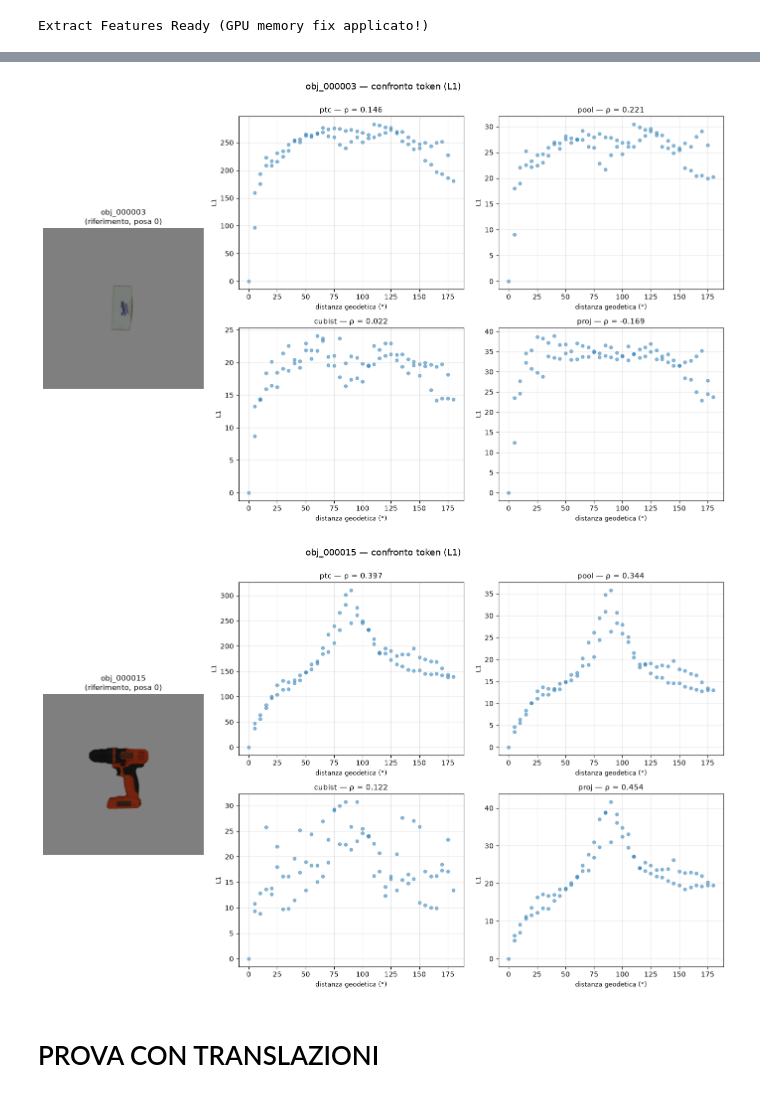
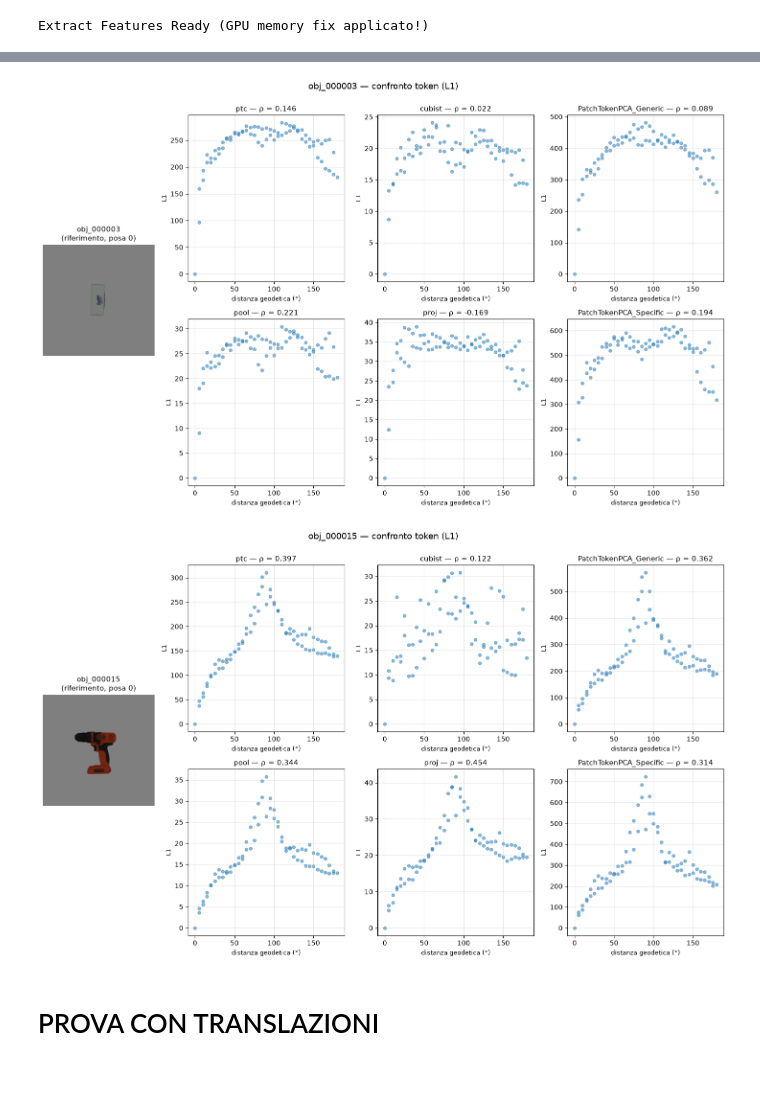
Before and after one commit to Saiukk/PoseJEPA, a Jupyter notebook: Script/Notebook/Descriptor.ipynb, the cells around one changed output, grey strips where cells are left out. Cells and saved outputs as stored; diff of their text form; code cells hidden in the pictures.

```diff
--- a/Script/Notebook/Descriptor.ipynb
+++ b/Script/Notebook/Descriptor.ipynb
@@ -113,6 +113,9 @@ def extract_features2(img, layers=[-1], token="pool", grid=2,
 
         if token == "cls":
             v = h[0]
+
+        elif token == "PatchToken":
+            v = h[1:]
 
         elif token == "ptc":
             v = h[1:].flatten()
@@ -273,14 +428,15 @@ print("extract_features2 esteso: ora accetta anche token='cubist' (stessa firma
 # %%
 import pandas as pd
+import math
 from scipy.spatial.transform import Rotation
 from scipy.stats import spearmanr
 
 def plot_object_compare(obj_name, dataset="ycbv", layers=[-1], metric="L1",
-                        tokens=("ptc", "pool", "cubist", "proj"),
-                        grid=2, reduced_dim=12, ref_idx=0):
+                         tokens=("ptc", "pool", "cubist", "proj", "PatchTokenPCA_Generic", "PatchTokenPCA_Specific"),
+                         grid=2, reduced_dim=12, ref_idx=0):
     """
     Come plot_object, ma calcola angolo-vs-distanza per PIU' token sullo
-    stesso oggetto e li mostra affiancati (griglia 2x2), uno scatter con
+    stesso oggetto e li mostra affiancati (griglia dinamica), uno scatter con
     Spearman rho per ciascuno. A sinistra mostra anche l'immagine
     dell'oggetto di riferimento (posa ref_idx) per contesto visivo.
     """
@@ -294,33 +450,46 @@ def plot_object_compare(obj_name, dataset="ycbv", layers=[-1], metric="L1",
 
     # angoli identici per tutti i token (dipendono solo dalla posa, non dall'embedding)
     angles = np.array([(R_ref.inv() * R_all[i]).magnitude() * 180 / np.pi
-                       for i in range(len(df))])
+                        for i in range(len(df))])
 
     img_paths = [str(RENDERS / p) for p in df["image"]]   # str -> beneficia della cache
 
-    # --- layout: immagine oggetto a sinistra, griglia 2x2 di scatter a destra ---
-    fig = plt.figure(figsize=(14, 9))
-    gs = fig.add_gridspec(2, 3, width_ratios=[1, 1.4, 1.4])
+    # --- layout dinamico: immagine a sinistra, N scatter a destra (2 righe) ---
+    n_tokens = len(tokens)
+    n_cols_scatter = math.ceil(n_tokens / 2)   # 2 righe, tante colonne quante servono
+    n_cols_total = n_cols_scatter + 1          # +1 per la colonna immagine
+
+    fig = plt.figure(figsize=(4 + 3.5 * n_cols_scatter, 9))
+    gs = fig.add_gridspec(2, n_cols_total, width_ratios=[1] + [1.4] * n_cols_scatter)
 
     ax_img = fig.add_subplot(gs[:, 0])
     ax_img.imshow(Image.open(img_paths[ref_idx]).convert("RGB"))
     ax_img.set_title(f"{obj_name}\n(riferimento, posa {ref_idx})", fontsize=11)
     ax_img.axis("off")
 
-    scatter_positions = [gs[0, 1], gs[0, 2], gs[1, 1], gs[1, 2]]
+    scatter_positions = [gs[r, c] for c in range(1, n_cols_total) for r in range(2)]
 
     for pos, token in zip(scatter_positions, tokens):
         ax = fig.add_subplot(pos)
+
         kwargs = {}
-        if token in ("pool", "cubist"):
+        if token in ("pool", "cubist", "PatchTokenPCA_Generic", "PatchTokenPCA_Specific"):
             kwargs["grid"] = grid
         if token == "proj":
             kwargs["reduced_dim"] = reduced_dim
 
-        e_ref = extract_features2(img_paths[ref_idx], layers=layers, token=token, **kwargs)
+        def get_flat_embedding(img_path):
+            e = extract_features2(img_path, layers=layers, token=token, **kwargs)
+            e = e.reshape(-1)
+            if e.is_cuda:
+                e = e.cpu()
+            return e
+
+        e_ref = get_flat_embedding(img_paths[ref_idx])
+
         dists = []
         for i in range(len(df)):
-            e = extract_features2(img_paths[i], layers=layers, token=token, **kwargs)
+            e = get_flat_embedding(img_paths[i])
             if metric == "cos_dist":
                 d = 1.0 - F.cosine_similarity(e_ref, e, dim=0).item()
             elif metric == "L2":
@@ -331,8 +500,8 @@ def plot_object_compare(obj_name, dataset="ycbv", layers=[-1], metric="L1",
                 raise ValueError(metric)
             dists.append(d)
         dists = np.array(dists)
+
         rho, _ = spearmanr(angles, dists)
-
         ax.scatter(angles, dists, s=20, alpha=0.5)
         ax.set_xlabel("distanza geodetica (°)", fontsize=9)
         ax.set_ylabel(f"{metric}", fontsize=9)
@@ -353,5 +522,5 @@ for obj in OBJECTS:
-[figure, old version]
+[figure, new version]
-[figure, old version]
+[figure, new version]
 # %% [markdown]
 # PROVA CON TRANSLAZIONI
 # %% [markdown]
```
Also changed, not shown: parts of 18 cells of this notebook.
